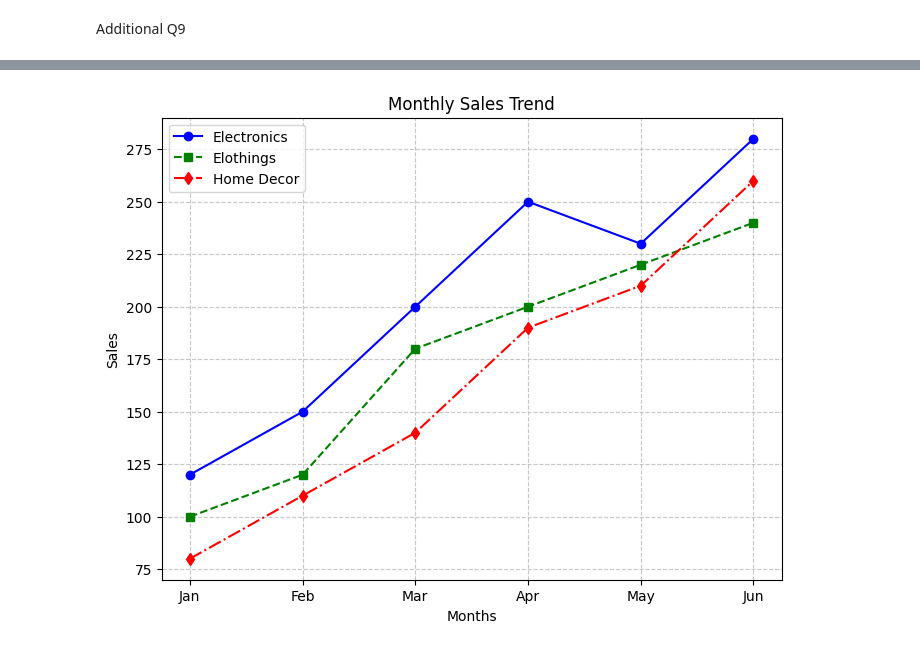
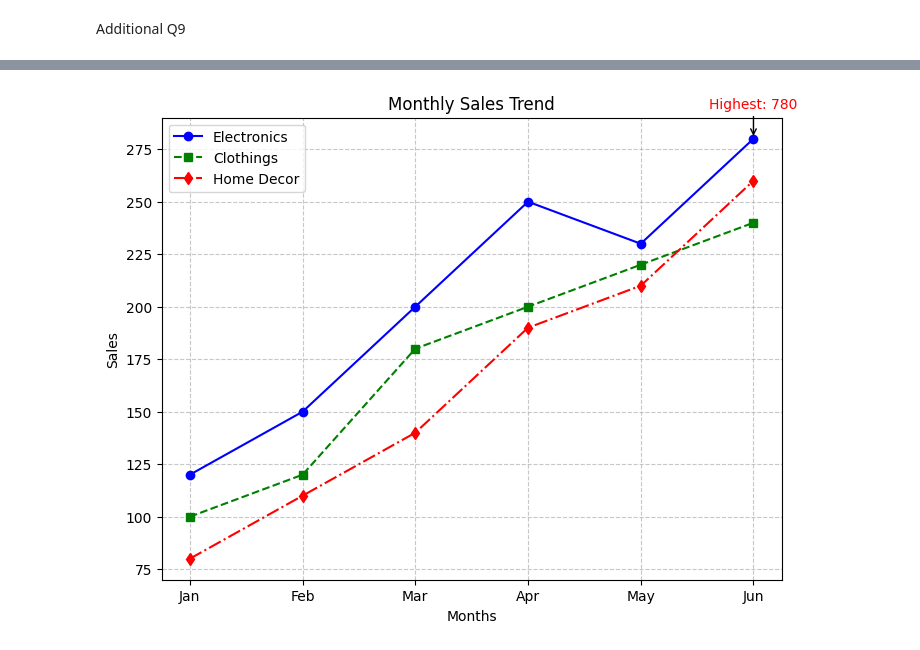
Before and after one commit to msarkar92/pandas-basics, a Jupyter notebook: Day_7_Copy_of_pandas_+_visualization.ipynb, the cells around one changed output, grey strips where cells are left out. Saved outputs shown, nothing was run; the diff lists cells and outputs as text; code cells hidden in the pictures.

```diff
--- a/Day_7_Copy_of_pandas_+_visualization.ipynb
+++ b/Day_7_Copy_of_pandas_+_visualization.ipynb
@@ -949,3 +949,12 @@ months=['Jan', 'Feb', 'Mar', 'Apr', 'May', 'Jun']
 electronics = [120, 150, 200, 250, 230, 280]
 clothing = [100, 120, 180, 200, 220, 240]
 home_decor = [80, 110, 140, 190, 210, 260]
+
+df = pd.DataFrame({'months':months,
+                   'electronics':electronics,
+                   'clothings':clothing,
+                   'home_decor':home_decor})
+
+# df.set_index('months',inplace=True);
+
+df.head()
@@ -952,18 +968,33 @@ home_decor = [80, 110, 140, 190, 210, 260]
+# %%
+# Calculate total sales for each month
+df['total_sales'] = df[['electronics', 'clothings', 'home_decor']].sum(axis=1)
+max_sales = df['total_sales'].max()
+max_sales_index = df['total_sales'].idxmax()
 # %%
 from matplotlib.lines import lineStyles
 
-plt.figure(figsize=(8,6))
+fig = plt.figure(figsize=(8,6))
 
 plt.plot(months,electronics, marker='o', color='b', linestyle='-')
 plt.plot(months,clothing, marker='s', color='g', linestyle='--')
 plt.plot(months,home_decor, marker='d', color='r', linestyle='-.')
+
+# # Add annotation
+plt.annotate(f'Highest: {max_sales}',
+             xy=(months[max_sales_index], electronics[max_sales_index]),
+             xytext=(0, 20),
+             textcoords='offset points',
+             ha='center',
+             va='bottom',
+             color='red',
+             arrowprops=dict(arrowstyle='->'))
 
 plt.grid(True, linestyle='--', alpha=0.7)
 
 plt.title('Monthly Sales Trend')
 plt.xlabel('Months')
 plt.ylabel('Sales')
-plt.legend(['Electronics','Elothings', 'Home Decor']) # Display the legend with series labels
+plt.legend(['Electronics','Clothings', 'Home Decor']) # Display the legend with series labels
 plt.show()
 # %% [output]
-[figure, old version]
+[figure, new version]
```
Also changed, not shown: parts of 1 cell of this notebook.
